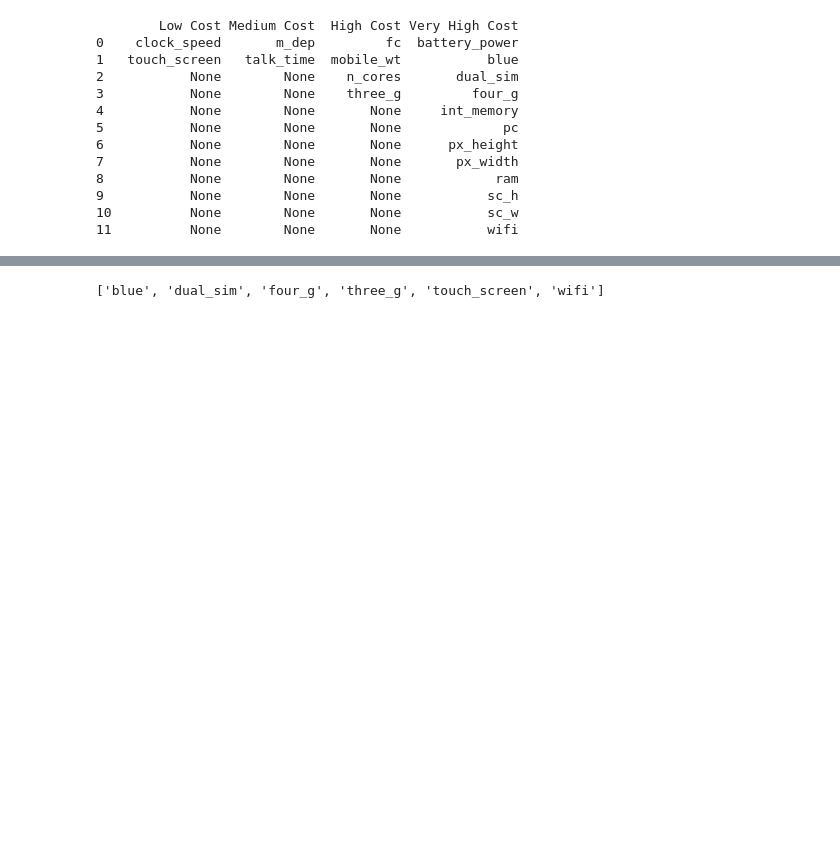
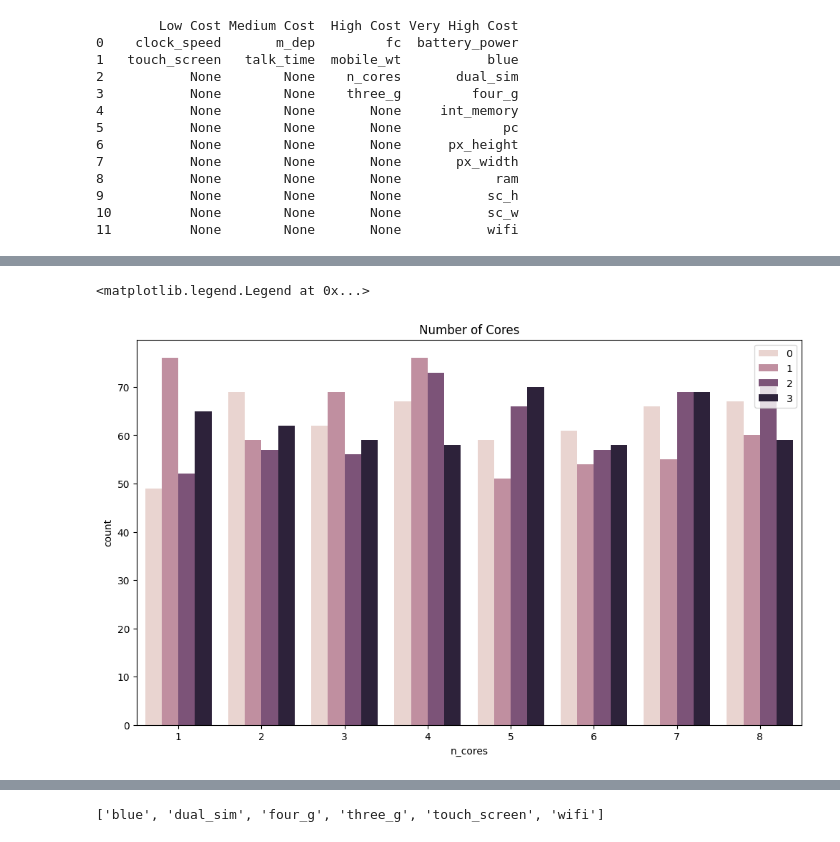
Before and after one commit to l-vice/Python, a Jupyter notebook: Introduction to Machine Learning with Python/02 - Supervised Learning/02pr_rf_mobdata.ipynb, the cells around one changed output, grey strips where cells are left out. Saved outputs shown, nothing was run; the diff lists cells and outputs as text; code cells hidden in the pictures; blank space fills up the shorter version.

```diff
--- a/Introduction to Machine Learning with Python/02 - Supervised Learning/02pr_rf_mobdata.ipynb
+++ b/Introduction to Machine Learning with Python/02 - Supervised Learning/02pr_rf_mobdata.ipynb
@@ -180,0 +198,8 @@ print(perf_summary)
+# %%
+plt.figure(figsize=(12, 7))
+sns.countplot(data=mob,x='n_cores',hue='price_range')
+plt.title("Number of Cores")
+plt.legend(loc='upper right')
+# %% [output]
+<matplotlib.legend.Legend at 0x...>
+[figure, added]
```
Also changed, not shown: parts of 4 cells of this notebook.
